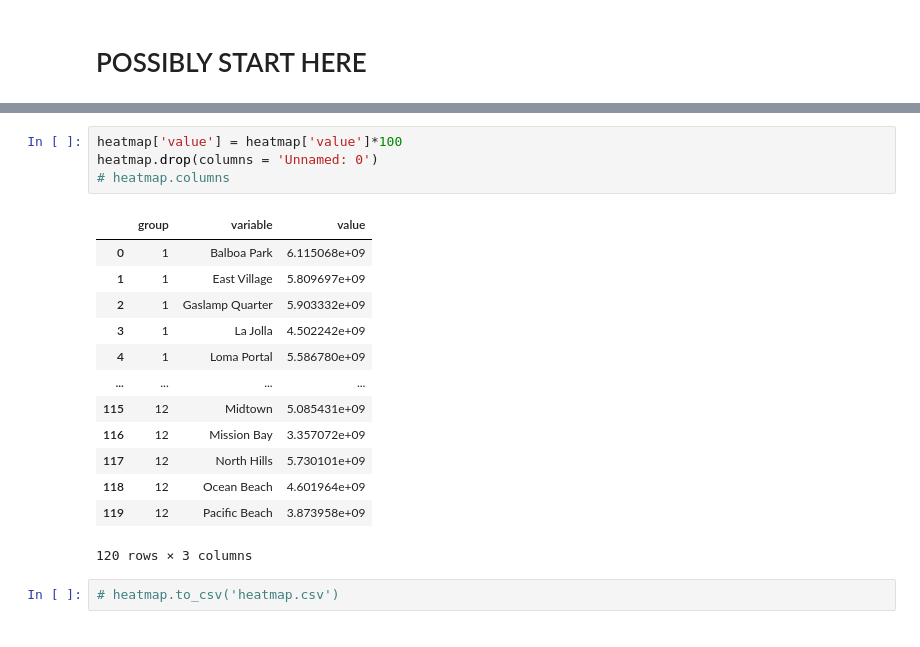
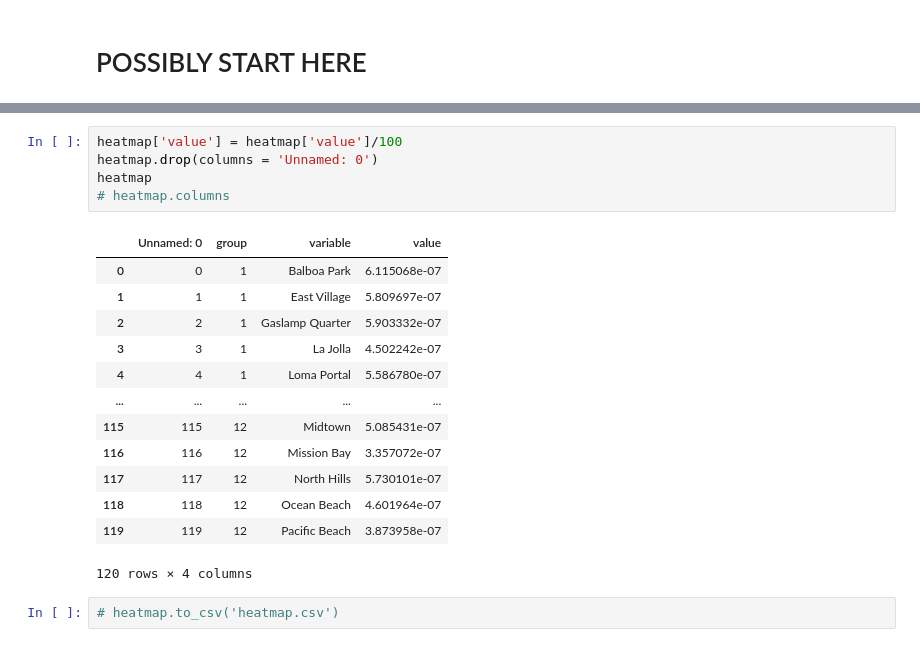
Before and after one commit to elliekwang/final_proj, a Jupyter notebook: airbnb.ipynb, the cells around one changed output, grey strips where cells are left out. Cells and saved outputs as stored; diff of their text form.

```diff
--- a/airbnb.ipynb
+++ b/airbnb.ipynb
@@ -695,21 +697,22 @@ heatmap
 120 rows × 4 columns
 # %%
-heatmap['value'] = heatmap['value']*100
+heatmap['value'] = heatmap['value']/100
 heatmap.drop(columns = 'Unnamed: 0')
+heatmap
 # heatmap.columns
 # %% [output]
-|  | group | variable | value |
-| 0 | 1 | Balboa Park | 6.115068e+09 |
-| 1 | 1 | East Village | 5.809697e+09 |
-| 2 | 1 | Gaslamp Quarter | 5.903332e+09 |
-| 3 | 1 | La Jolla | 4.502242e+09 |
-| 4 | 1 | Loma Portal | 5.586780e+09 |
-| ... | ... | ... | ... |
-| 115 | 12 | Midtown | 5.085431e+09 |
-| 116 | 12 | Mission Bay | 3.357072e+09 |
-| 117 | 12 | North Hills | 5.730101e+09 |
-| 118 | 12 | Ocean Beach | 4.601964e+09 |
-| 119 | 12 | Pacific Beach | 3.873958e+09 |
+|  | Unnamed: 0 | group | variable | value |
+| 0 | 0 | 1 | Balboa Park | 6.115068e-07 |
+| 1 | 1 | 1 | East Village | 5.809697e-07 |
+| 2 | 2 | 1 | Gaslamp Quarter | 5.903332e-07 |
+| 3 | 3 | 1 | La Jolla | 4.502242e-07 |
+| 4 | 4 | 1 | Loma Portal | 5.586780e-07 |
+| ... | ... | ... | ... | ... |
+| 115 | 115 | 12 | Midtown | 5.085431e-07 |
+| 116 | 116 | 12 | Mission Bay | 3.357072e-07 |
+| 117 | 117 | 12 | North Hills | 5.730101e-07 |
+| 118 | 118 | 12 | Ocean Beach | 4.601964e-07 |
+| 119 | 119 | 12 | Pacific Beach | 3.873958e-07 |
-120 rows × 3 columns
+120 rows × 4 columns
 # %%
 # heatmap.to_csv('heatmap.csv')
```
Also changed, not shown: parts of 3 cells of this notebook, 2 other files.
